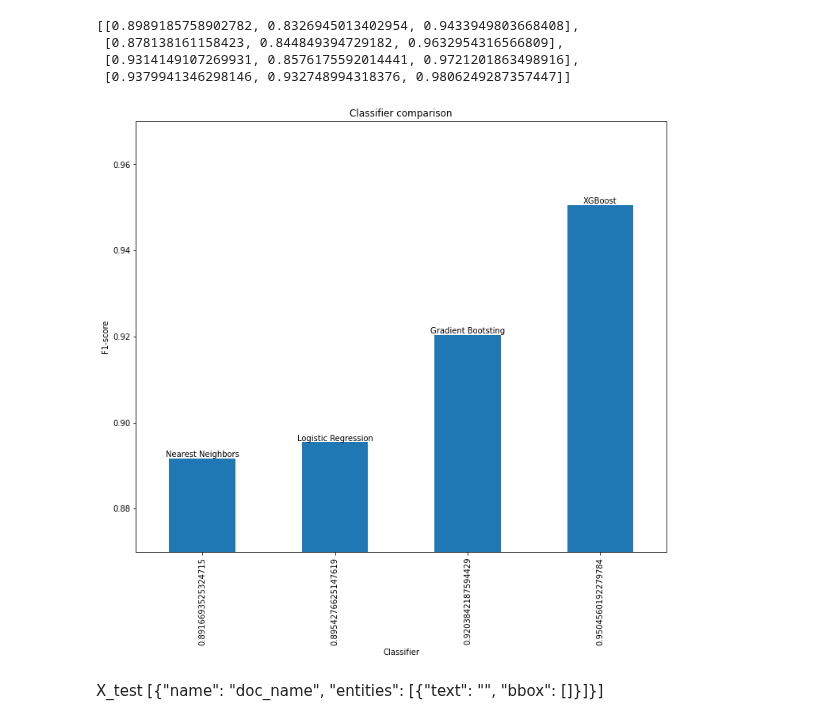
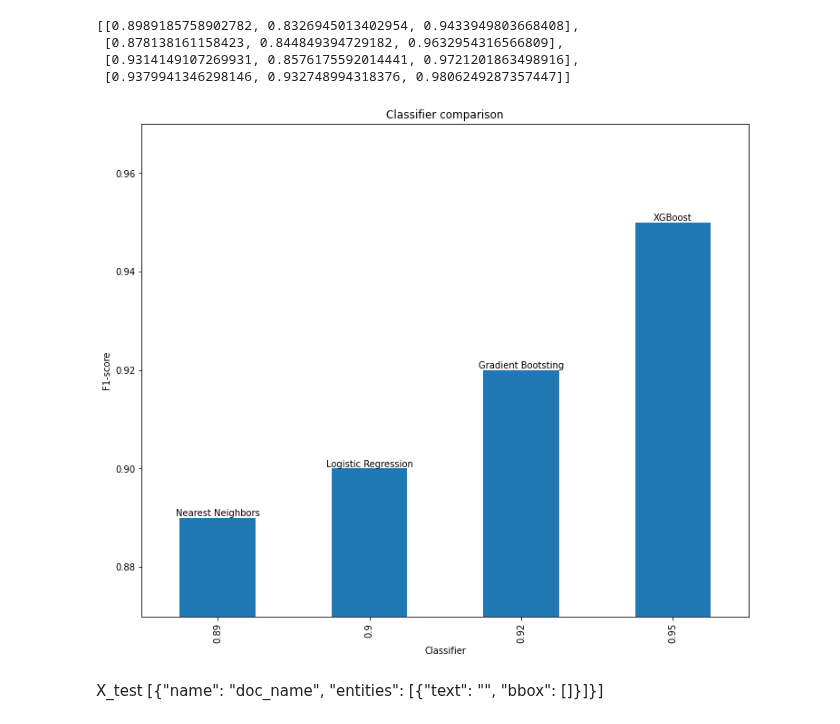
Before and after one commit to NastyBoget/document_structure_extraction, a Jupyter notebook: pipeline.ipynb, the cells around one changed output. Cells and saved outputs as stored; diff of their text form; code cells hidden in the pictures.

```diff
--- a/pipeline.ipynb
+++ b/pipeline.ipynb
@@ -374,26 +374,27 @@ scores
  [0.9379941346298146, 0.932748994318376, 0.9806249287357447]]
 # %%
 import pandas as pd
+import math
 
-scores = [np.mean(score) for score in scores]
+scores = [round(np.mean(score), 2) for score in scores]
 scores_series = pd.Series(scores)
 # Plot the figure.
 plt.figure(figsize=(12, 10))
 ax = scores_series.plot(kind='bar', ylim=(0.87, 0.97))
 ax.set_title('Classifier comparison')
 ax.set_xlabel('Classifier')
 ax.set_ylabel('F1-score')
 ax.set_xticklabels(scores)
 
 rects = ax.patches
 
 for rect, name in zip(rects, names):
     height = rect.get_height()
     ax.text(rect.get_x() + rect.get_width() / 2, height, name,
             ha='center', va='bottom')
 plt.savefig('scores.png')
 # %% [output]
-[figure, old version]
+[figure, new version]
 # %%
 clf = make_pipeline(AddImgFeatures(),
                     AddPrevNextFeatures(),
```
Also changed, not shown: 1 other file.
